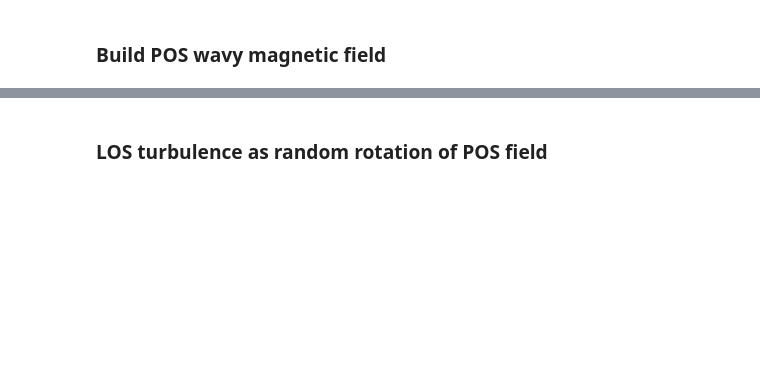
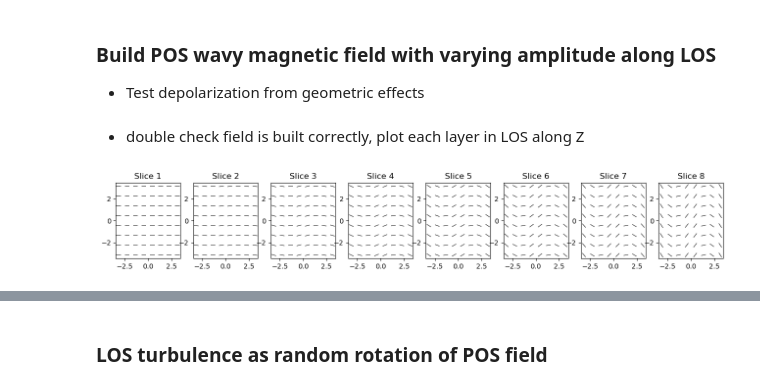
Before and after one commit to skressy/reconstruction, a Jupyter notebook: 25D_zeeman_recon/ism_polarization_toy_model.ipynb, the cells around one changed output, grey strips where cells are left out. Saved outputs shown, nothing was run; the diff lists cells and outputs as text; code cells hidden in the pictures; blank space fills up the shorter version.

```diff
--- a/25D_zeeman_recon/ism_polarization_toy_model.ipynb
+++ b/25D_zeeman_recon/ism_polarization_toy_model.ipynb
@@ -33,5 +39,6 @@ rho = 1.0              # mass density (set to 1 for toy model)
 sigma_v = 1.0          # LOS velocity dispersion (required by DCF formula)
 cf_prefactor = np.sqrt(4 * np.pi * rho) * sigma_v
 # %% [markdown]
-### Build POS wavy magnetic field
+### Build POS wavy magnetic field with varying amplitude along LOS
+- Test depolarization from geometric effects
 # %%
@@ -48,0 +62,14 @@ Bz0 = np.ones_like(Bx0) * Bz_true
+# %% [markdown]
+- double check field is built correctly, plot each layer in LOS along Z
+# %%
+fig, ax = plt.subplots(1, g_size, figsize=(16, 2))
+for i in range(g_size):
+    ax[i].quiver(
+        X[:,:,i], Y[:,:,i],
+        Bx[:,:,i], By[:,:,i],
+        pivot='middle', scale=2, scale_units='xy',headaxislength=0,
+        headlength=0,headwidth=1
+    )
+    ax[i].set_title(f"Slice {i+1}")
+# %% [output]
+[figure, added]
```
Also changed, not shown: parts of 21 cells of this notebook.
